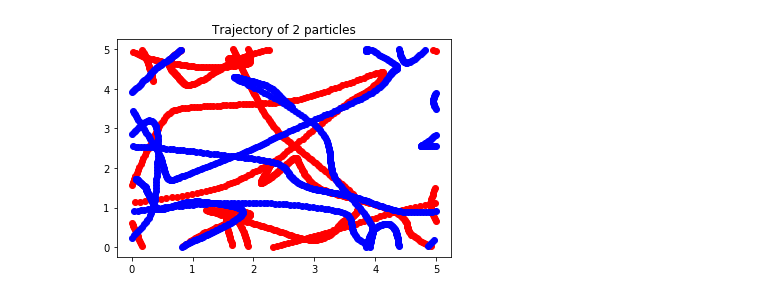
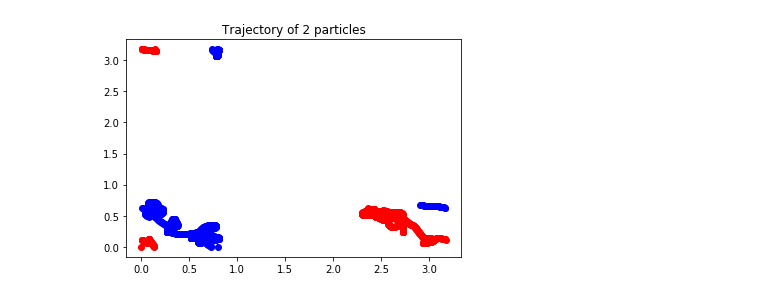
Before and after one commit to ab4marif/Molecular-dynamics-simulation-of-Argon, a Jupyter notebook: MainCode.ipynb, the cells around one changed output. Saved outputs shown, nothing was run; the diff lists cells and outputs as text; code cells hidden in the pictures.

Commit message:
Implemented the FCC lattice, Got velocity from guassian distribution and getting the disired Temperature

```diff
--- a/MainCode.ipynb
+++ b/MainCode.ipynb
@@ -3,24 +3,27 @@ import numpy as np
 from matplotlib import pyplot as plt
 import mpl_toolkits.mplot3d.axes3d as p3
 from matplotlib import animation
+import scipy.stats as stats
+import math
 
-
+unitCell = np.array([[[0, 0, 0], [0.5, 0.5, 0],
+                           [0.5, 0, 0.5], [0, 0.5, 0.5] ]])
 
 eps = 1 #119.8*1.38*10**-23
 sigma = 1 #3.405E-10
 mass = 1 #6.6E-26
-N = 5
-D = 3
-L = 5*sigma #*np.sqrt(N/D)
-dt = 1e-1*np.sqrt(mass*sigma**2/eps)
+
+multiplier = 2
+D = unitCell.shape[2]
+N = multiplier**D*unitCell.shape[1]
+
+rho = 1
+L = (N/rho)**(1/D)
+
+dt = 3e-3*np.sqrt(mass*sigma**2/eps)
 Timesteps = 1000 #timesteps
 
 
-def createCoordinate(Numberparticles, Dimension):
-    return np.random.random((Numberparticles,Dimension))*L
-
-def createVelocity(Numberparticles, Dimension):
-    return np.random.random((Numberparticles,Dimension))
 
 def calculateDistance(r):
     N = r.shape[0]
@@ -45,19 +48,9 @@ def calculateForce(r):
 
 
     deltaU = 4*eps*(6*sigma**6/normR**8 - 12*sigma**12/normR**14)*deltaR
-    F = -np.sum(deltaU, axis = 1 )
+    F = np.sum(deltaU, axis = 1 )
 
     return F
-
-def eulerMethod(r, v):
-    F = calculateForce(r)
-    v = v + 1/mass*F*dt
-    r = r + v*dt
-
-    # boundary
-    r = r%L
-    return r, v
-
 
 
 def potentialEnergy(r):
@@ -71,21 +64,33 @@ def potentialEnergy(r):
     U[mask] = 0
 
     Utot = 0.5*np.sum(U)
-    return np.abs(Utot)
+    return Utot
 
+def createLattice(multiplier, unitCell, L):
+    latticeStructure = np.ones((multiplier,multiplier,multiplier))
+    allUnitCells = np.argwhere(latticeStructure)
+    allUnitCells = np.broadcast_to(allUnitCells, (1,multiplier**3,3))
+    movingUnitCells = np.swapaxes(allUnitCells, 0, 1) + unitCell
+    positions = movingUnitCells.transpose(2,0,1).reshape(3,-1).transpose()
+
+    return L/multiplier*positions
 
 def kineticEnergy(v):
     return np.sum(0.5*mass*np.linalg.norm(v)**2)
 
-def velocityGauss(N, D):
-    mu, sigma = 0, np.sqrt(kb*T/mass)
-    return np.random.normal(mu, sigma, (N,D))
+
 
 
 # initilazing the coordinates and velocities
+
+T_initial = 1
+mean = 0
+dev = np.sqrt(T_initial)
+
 r = np.zeros((N, D, Timesteps))
-r[:,:,0] = createCoordinate(N, D)
-v = velocityGauss(N, D)*0
+r[:,:,0] = createLattice(2, unitCell, L)
+v = np.random.normal(mean, dev, (N,D))
+
 F = calculateForce(r[:,:,0])
 
 # initilazing the Energies
@@ -94,22 +99,37 @@ potentialE = np.zeros(Timesteps)
 kineticE[0] = kineticEnergy(v)
 potentialE[0] = potentialEnergy(r[:,:,0])
 
+
+checkTime = np.arange(20,Timesteps, 100)
+
 for i in range(1,Timesteps):
     kineticE[i] = kineticEnergy(v)
     potentialE[i] = potentialEnergy(r[:,:,i-1])
     #r[:,:,i], v = eulerMethod(r[:,:,i-1] , v)
 
+
+
+    Temperature = kineticE[i]/(N-1)*2/3
+
     # verlet algorithm
     r[:,:,i] = r[:,:,i-1] + dt*v + 0.5*calculateForce(r[:,:,i-1])*dt**2
     r[:,:,i] = r[:,:,i]%L
-    v = v + 0.5*dt*(calculateForce(r[:,:,i])+ calculateForce(r[:,:,i-1]) )
+
+
+    if i in checkTime:
+        if (T_initial- Temperature) > 0.01:
+            v = np.sqrt(((N-1)*3*Temperature)/kineticE[i])*v
+        else:
+            v = v + 0.5*dt*(calculateForce(r[:,:,i])+ calculateForce(r[:,:,i-1]))
+    else:
+        v = v + 0.5*dt*(calculateForce(r[:,:,i])+ calculateForce(r[:,:,i-1]))
 
 
 
 ################################################################################################
 ################################# Plots #########################################################
 plt.plot(r[0,0,:], r[0,1,:], 'ro')
-plt.plot(r[1,0,:], r[1,1,:], 'bo')
+plt.plot(r[2,0,:], r[2,1,:], 'bo')
 plt.title("Trajectory of 2 particles")
 
 
@@ -119,15 +139,17 @@ plt.plot(np.arange(Timesteps), kineticE, label = "Kinetic" )
 plt.plot(np.arange(Timesteps), potentialE, label = "Potential")
 plt.plot(np.arange(Timesteps), potentialE + kineticE, label =  "Total")
 
-plt.ylabel("Energy [\epsilon]")
+plt.ylabel("Energy []")
 plt.xlabel("Time")
-plt.title("Verlet Method")
+plt.title("Restabilization of Energy")
 plt.legend()
-plt.savefig('Verlet_Method_Energies.png')
+plt.savefig("Restabilization.png")
+
 
 fig = plt.figure()
 ax = fig.add_subplot(111, projection='3d')
 
 ax.scatter(r[:,0,:], r[:,1,:], r[:,2,:], zdir='z')
 plt.title("Trajectory of all particles in 3D")
+plt.savefig('Trajectory_of_all_particles in 3D.png')
 # %% [output]
@@ -135 +156 @@ Text(0.5, 0.92, 'Trajectory of all particles in 3D')
-[figure, old version]
+[figure, new version]
```
Also changed, not shown: parts of 4 cells of this notebook.
